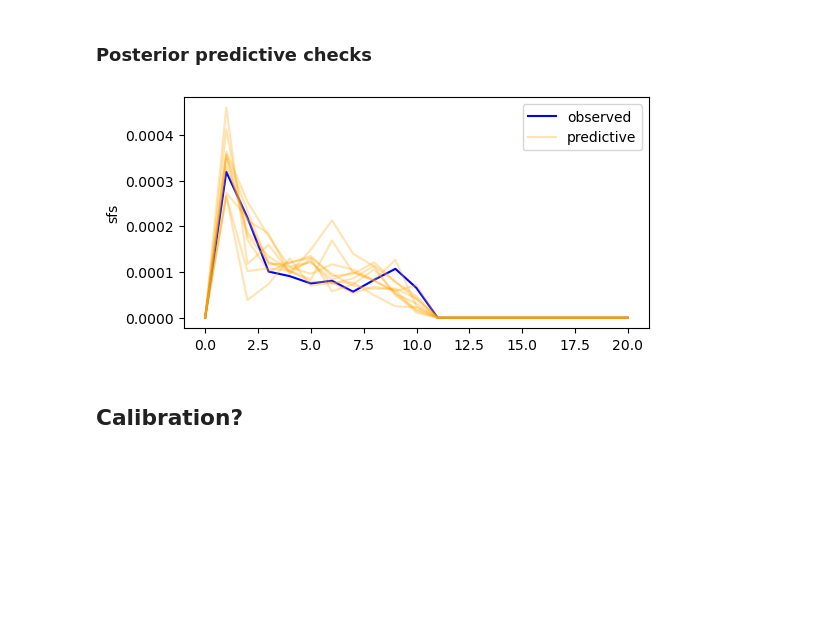
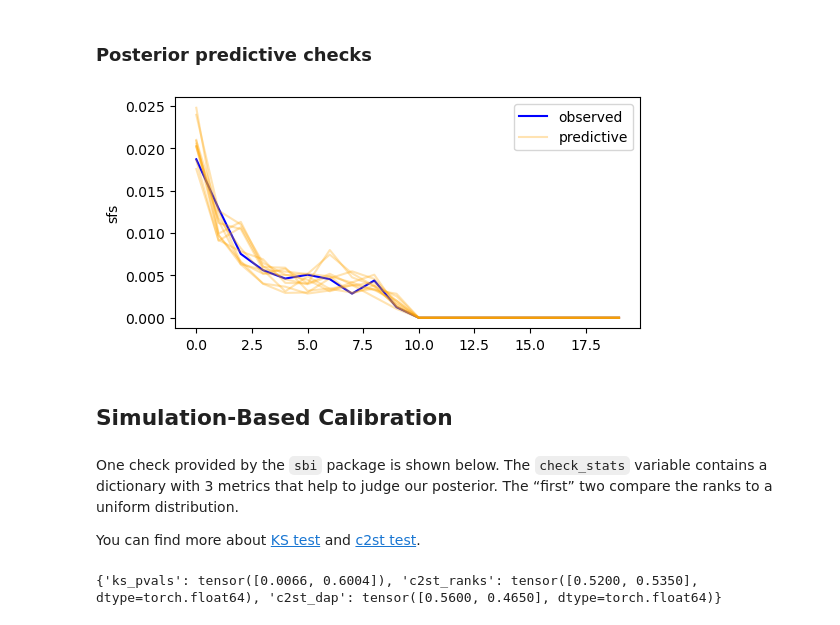
Before and after one commit to ningyuxin1999/SBI-workshop-Legend2025, a Jupyter notebook: notebooks/3_sbi_in_popgen.ipynb, the cells around one changed output. Saved outputs shown, nothing was run; the diff lists cells and outputs as text; code cells hidden in the pictures; blank space fills up the shorter version.

```diff
--- a/notebooks/3_sbi_in_popgen.ipynb
+++ b/notebooks/3_sbi_in_popgen.ipynb
@@ -48,12 +60,13 @@ def simulate_constant_population(sequence_length, ne, samples,
 # %%
-# Prior distribution for N_e and recombination rate
-prior = BoxUniform(low=torch.tensor([10, 1e-9]), high=torch.tensor([1e4, 1e-8]))
+# Prior distribution for Ne.
+num_Ne = 2
+prior = BoxUniform(low=10*torch.ones(num_Ne), high=1e5*torch.ones(num_Ne))
 
 # Generate training data
-num_simulations = 1000
+num_simulations = 200
 theta = prior.sample((num_simulations,))
 # %%
-x = simulator(theta[:,0], theta[:,1])
+x = simulator(theta)
 # %%
 # Train NPE
 inference = NPE(prior=prior)
@@ -65,7 +80,6 @@ posterior = inference.build_posterior(density_estimator)
 # %%
-# Suppose we observed 150 segregating sites
 test_theta = prior.sample((1,))
-x_o = simulator(test_theta[:,0], test_theta[:,1]).squeeze()
+x_o = simulator(test_theta).squeeze()
 samples = posterior.sample((10000,), x=x_o)
 # %%
 from sbi.analysis import plot_summary
@@ -93,16 +110,16 @@ _ = pairplot(
 ### Posterior predictive checks
 # %%
 posterior_samples = posterior.sample((10,), x=x_o)
-posterior_predictives = simulator(posterior_samples[:,0], posterior_samples[:,1])
+posterior_predictives = simulator(posterior_samples)
 # %%
 fig, ax = plt.subplots(1, 1, figsize=(6, 3))
-_ = ax.plot(x_o, c='blue')
+_ = ax.plot(x_o[1:], c='blue')
 for i in range(10):
-    _ = ax.plot(posterior_predictives[i].squeeze(), alpha=0.3, c='orange')
+    _ = ax.plot(posterior_predictives[i].squeeze()[1:], alpha=0.3, c='orange')
 _ = ax.legend(["observed", "predictive"])
 _ = ax.set_ylabel("sfs")
 _ = plt.show()
 # %% [output]
-[figure, old version]
+[figure, new version]
 # %% [markdown]
-## Calibration?
+## Simulation-Based Calibration
@@ -108,0 +139,9 @@ _ = plt.show()
+# %% [markdown]
+One check provided by the `sbi` package is shown below. The `check_stats` variable contains a dictionary with 3 metrics that help to judge our posterior. The “first” two compare the ranks to a uniform distribution.
+
+You can find more about [KS test](https://en.wikipedia.org/wiki/Kolmogorov–Smirnov_test#Two-sample_Kolmogorov–Smirnov_test) and [c2st test](https://arxiv.org/abs/1610.06545).
+# %%
+check_stats = check_sbc(ranks, theta_o_i, dap_samples, 1_000)
+print(check_stats)
+# %% [output]
+{'ks_pvals': tensor([0.0066, 0.6004]), 'c2st_ranks': tensor([0.5200, 0.5350], dtype=torch.float64), 'c2st_dap': tensor([0.5600, 0.4650], dtype=torch.float64)}
```
Also changed, not shown: parts of 13 cells of this notebook.
